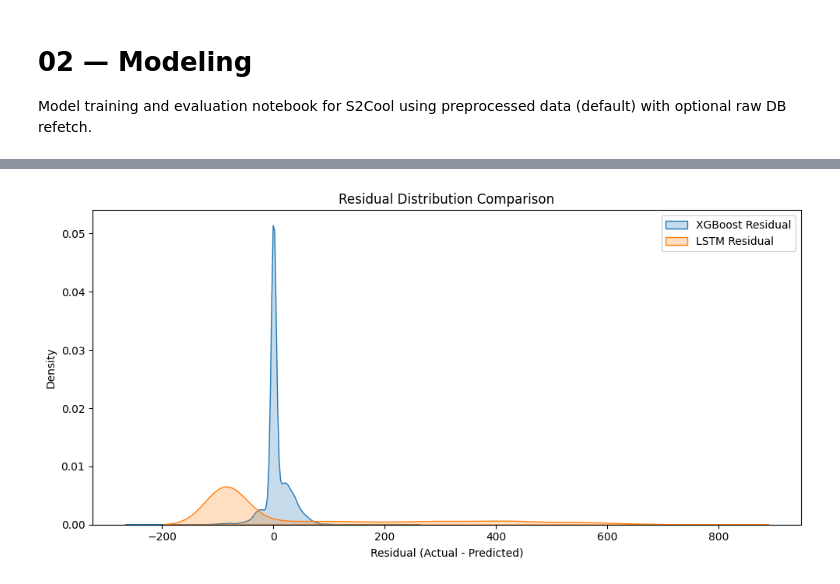
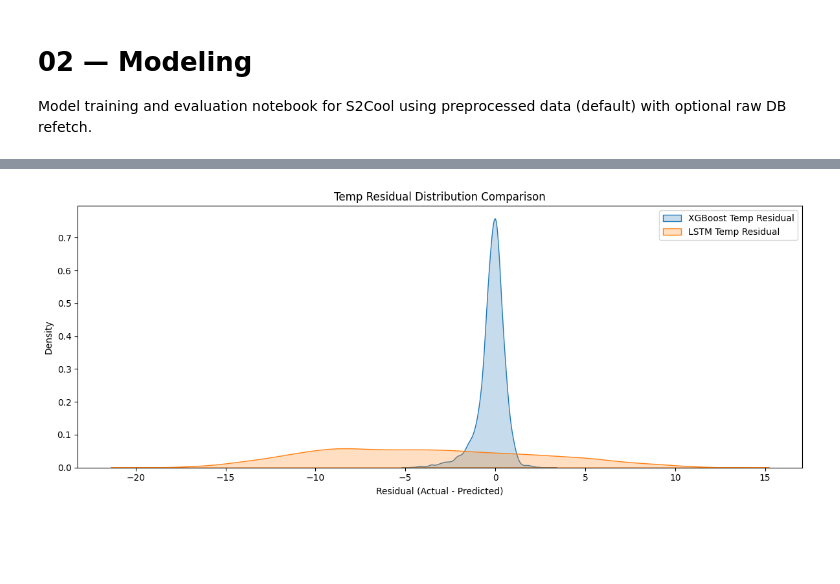
Before and after one commit to AhmadSaeedZaidi/S2Cool-Magic-Box, a Jupyter notebook: pipeline/02_modeling.ipynb, the cells around one changed output, grey strips where cells are left out. Drawn from its saved outputs; the diff is of its cells as text; code cells hidden in the pictures; blank space fills up the shorter version.

Commit message:
trained models + basic fastapi setup

```diff
--- a/pipeline/02_modeling.ipynb
+++ b/pipeline/02_modeling.ipynb
@@ -348,5 +427,5 @@ Artifacts are saved under `visualizations/`.
 # %%
-# CELL 6 (Code): XGBoost vs LSTM diagnostics
+# CELL 6 (Code): four-model diagnostics
 from pathlib import Path
 
 import matplotlib.pyplot as plt
@@ -356,54 +435,65 @@ import seaborn as sns
 viz_dir = Path("visualizations")
 viz_dir.mkdir(parents=True, exist_ok=True)
 
-comparison_df = pd.DataFrame(
+# Align sequence-based predictions with timeline by trimming initial time_steps.
+time_steps = 24
+test_timestamps_seq = processed_sorted.loc[X_test.index, "Timestamp"].reset_index(drop=True).iloc[time_steps:]
+
+comparison_ghi = pd.DataFrame(
     {
-        "Timestamp": processed_sorted.loc[X_test.index, "Timestamp"].reset_index(drop=True),
-        "Actual_GHI": pd.Series(y_test_ghi).reset_index(drop=True),
-        "XGBoost_Pred": pd.Series(xgb_preds).reset_index(drop=True),
-        "LSTM_Pred": pd.Series(lstm_preds).reset_index(drop=True),
+        "Timestamp": test_timestamps_seq.reset_index(drop=True),
+        "Actual_GHI": pd.Series(y_test_seq_ghi).reset_index(drop=True),
+        "XGBoost_GHI_Pred": pd.Series(xgb_ghi_preds).reset_index(drop=True).iloc[time_steps:].reset_index(drop=True),
+        "LSTM_GHI_Pred": pd.Series(lstm_ghi_preds).reset_index(drop=True),
+    }
+)
+comparison_temp = pd.DataFrame(
+    {
+        "Timestamp": test_timestamps_seq.reset_index(drop=True),
+        "Actual_Temp": pd.Series(y_test_seq_temp).reset_index(drop=True),
+        "XGBoost_Temp_Pred": pd.Series(xgb_temp_preds).reset_index(drop=True).iloc[time_steps:].reset_index(drop=True),
+        "LSTM_Temp_Pred": pd.Series(lstm_temp_preds).reset_index(drop=True),
     }
 )
 
-comparison_df["XGB_Residual"] = comparison_df["Actual_GHI"] - comparison_df["XGBoost_Pred"]
-comparison_df["LSTM_Residual"] = comparison_df["Actual_GHI"] - comparison_df["LSTM_Pred"]
+comparison_ghi["XGB_GHI_Residual"] = comparison_ghi["Actual_GHI"] - comparison_ghi["XGBoost_GHI_Pred"]
+comparison_ghi["LSTM_GHI_Residual"] = comparison_ghi["Actual_GHI"] - comparison_ghi["LSTM_GHI_Pred"]
+comparison_temp["XGB_Temp_Residual"] = comparison_temp["Actual_Temp"] - comparison_temp["XGBoost_Temp_Pred"]
+comparison_temp["LSTM_Temp_Residual"] = comparison_temp["Actual_Temp"] - comparison_temp["LSTM_Temp_Pred"]
 
-print(f"Comparison dataframe shape: {comparison_df.shape}")
-print(comparison_df.head())
+summary_metrics = pd.DataFrame(
+    [
+        {"Model": "XGBoost_GHI", "MAE": float(xgb_ghi_mae), "RMSE": float(xgb_ghi_rmse)},
+        {"Model": "XGBoost_Temp", "MAE": float(xgb_temp_mae), "RMSE": float(xgb_temp_rmse)},
+        {"Model": "LSTM_GHI", "MAE": float(lstm_ghi_mae), "RMSE": float(lstm_ghi_rmse)},
+        {"Model": "LSTM_Temp", "MAE": float(lstm_temp_mae), "RMSE": float(lstm_temp_rmse)},
+    ]
+)
 
-# Plot 1: Actual vs predictions
-plt.figure(figsize=(14, 6))
-plt.plot(comparison_df["Timestamp"], comparison_df["Actual_GHI"], label="Actual GHI", linewidth=2)
-plt.plot(comparison_df["Timestamp"], comparison_df["XGBoost_Pred"], label="XGBoost Prediction", alpha=0.85)
-plt.plot(comparison_df["Timestamp"], comparison_df["LSTM_Pred"], label="LSTM Prediction", alpha=0.85)
-plt.title("Actual vs Predicted GHI (Test Set)")
-plt.xlabel("Timestamp")
-plt.ylabel("GHI")
-plt.legend()
-plt.tight_layout()
-plt.savefig(viz_dir / "model_comparison_timeseries.png", dpi=300)
-plt.show()
+print("Model performance summary:")
+print(summary_metrics)
 
-# Plot 2: Residual distributions
-plt.figure(figsize=(10, 5))
-sns.kdeplot(comparison_df["XGB_Residual"], label="XGBoost Residual", fill=True)
-sns.kdeplot(comparison_df["LSTM_Residual"], label="LSTM Residual", fill=True)
-plt.title("Residual Distribution Comparison")
+plt.figure(figsize=(12, 5))
+sns.kdeplot(comparison_ghi["XGB_GHI_Residual"], label="XGBoost GHI Residual", fill=True)
+sns.kdeplot(comparison_ghi["LSTM_GHI_Residual"], label="LSTM GHI Residual", fill=True)
+plt.title("GHI Residual Distribution Comparison")
 plt.xlabel("Residual (Actual - Predicted)")
 plt.ylabel("Density")
 plt.legend()
 plt.tight_layout()
-plt.savefig(viz_dir / "model_comparison_residuals.png", dpi=300)
+plt.savefig(viz_dir / "model_comparison_residuals_ghi.png", dpi=300)
 plt.show()
 
-summary_metrics = pd.DataFrame(
-    [
-        {"Model": "XGBoost", "MAE": float(xgb_mae), "RMSE": float(xgb_rmse)},
-        {"Model": "LSTM", "MAE": float(lstm_mae), "RMSE": float(lstm_rmse)},
-    ]
-)
+plt.figure(figsize=(12, 5))
+sns.kdeplot(comparison_temp["XGB_Temp_Residual"], label="XGBoost Temp Residual", fill=True)
+sns.kdeplot(comparison_temp["LSTM_Temp_Residual"], label="LSTM Temp Residual", fill=True)
+plt.title("Temp Residual Distribution Comparison")
+plt.xlabel("Residual (Actual - Predicted)")
+plt.ylabel("Density")
+plt.legend()
+plt.tight_layout()
+plt.savefig(viz_dir / "model_comparison_residuals_temp.png", dpi=300)
+plt.show()
 
-print("\nModel performance summary:")
-print(summary_metrics)
-print(f"\nSaved comparison plots to: {viz_dir}")
+print(f"Saved comparison plots to: {viz_dir}")
 # %% [output]
@@ -425 +507 @@ Comparison dataframe shape: (7128, 6)
-[figure, old version]
+[figure, new version]
```
Also changed, not shown: parts of 8 cells of this notebook, 13 other files.
